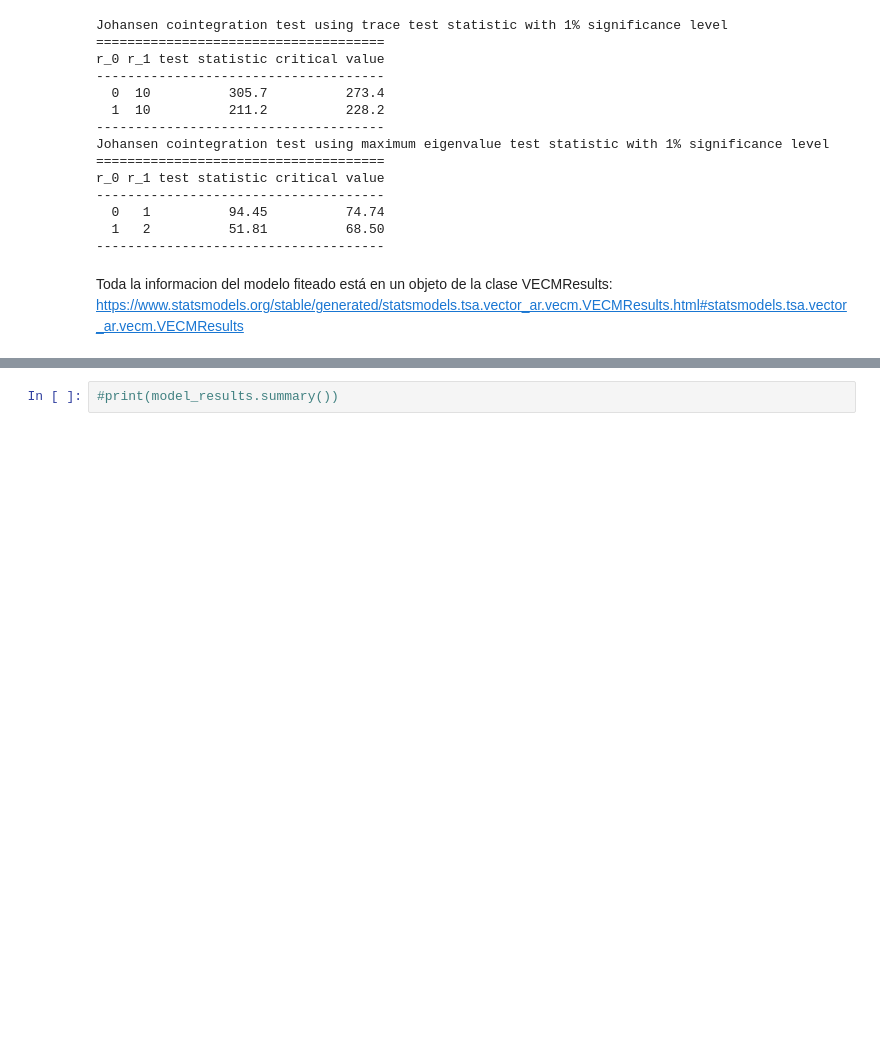
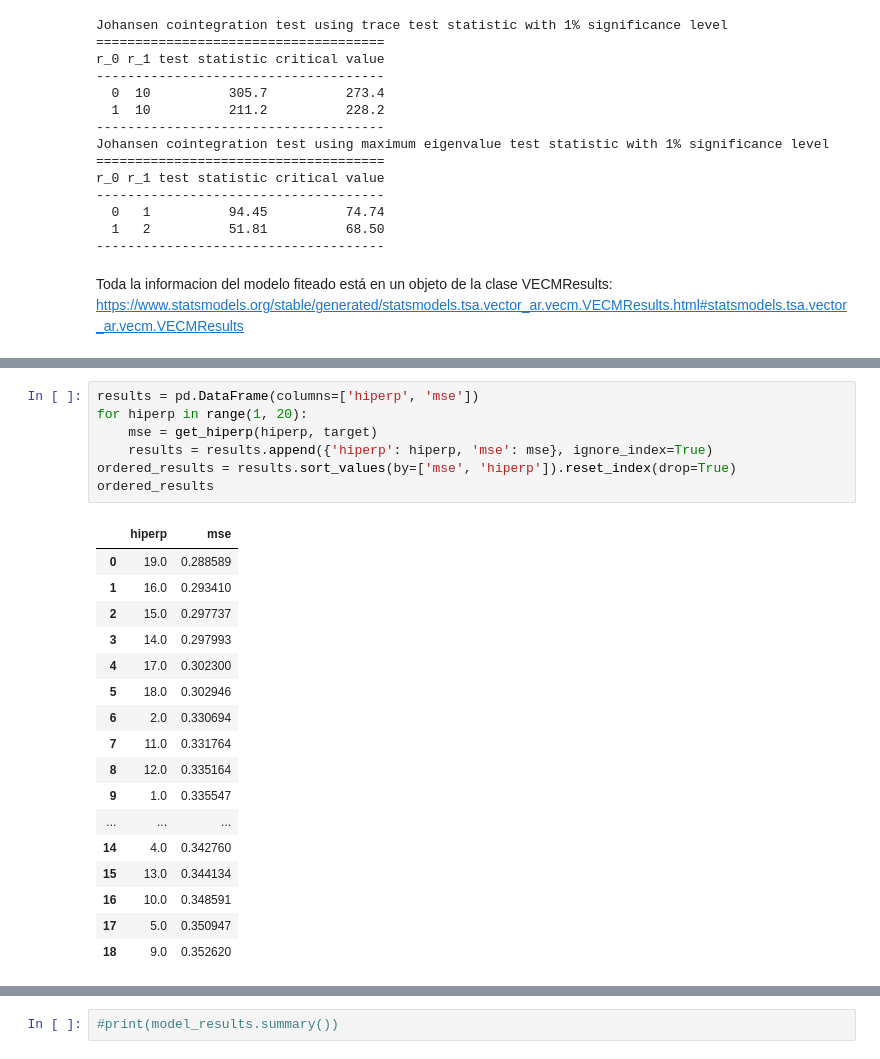
Before and after one commit to Martin317/mentoria-prediccion-indices-financieros, a Jupyter notebook: TP4AprendizajeSupervisado/EnunciadoTP4AprendizajeSupervisado.ipynb, the cells around one changed output, grey strips where cells are left out. Drawn from its saved outputs; the diff is of its cells as text; blank space fills up the shorter version.

```diff
--- a/TP4AprendizajeSupervisado/EnunciadoTP4AprendizajeSupervisado.ipynb
+++ b/TP4AprendizajeSupervisado/EnunciadoTP4AprendizajeSupervisado.ipynb
@@ -451,0 +449,25 @@ Cointegration:  1
+# %%
+results = pd.DataFrame(columns=['hiperp', 'mse'])
+for hiperp in range(1, 20):
+    mse = get_hiperp(hiperp, target)
+    results = results.append({'hiperp': hiperp, 'mse': mse}, ignore_index=True)
+ordered_results = results.sort_values(by=['mse', 'hiperp']).reset_index(drop=True)
+ordered_results
+# %% [output]
+|  | hiperp | mse |
+| 0 | 19.0 | 0.288589 |
+| 1 | 16.0 | 0.293410 |
+| 2 | 15.0 | 0.297737 |
+| 3 | 14.0 | 0.297993 |
+| 4 | 17.0 | 0.302300 |
+| 5 | 18.0 | 0.302946 |
+| 6 | 2.0 | 0.330694 |
+| 7 | 11.0 | 0.331764 |
+| 8 | 12.0 | 0.335164 |
+| 9 | 1.0 | 0.335547 |
+| ... | ... | ... |
+| 14 | 4.0 | 0.342760 |
+| 15 | 13.0 | 0.344134 |
+| 16 | 10.0 | 0.348591 |
+| 17 | 5.0 | 0.350947 |
+| 18 | 9.0 | 0.352620 |
```
Also changed, not shown: parts of 8 cells of this notebook.
